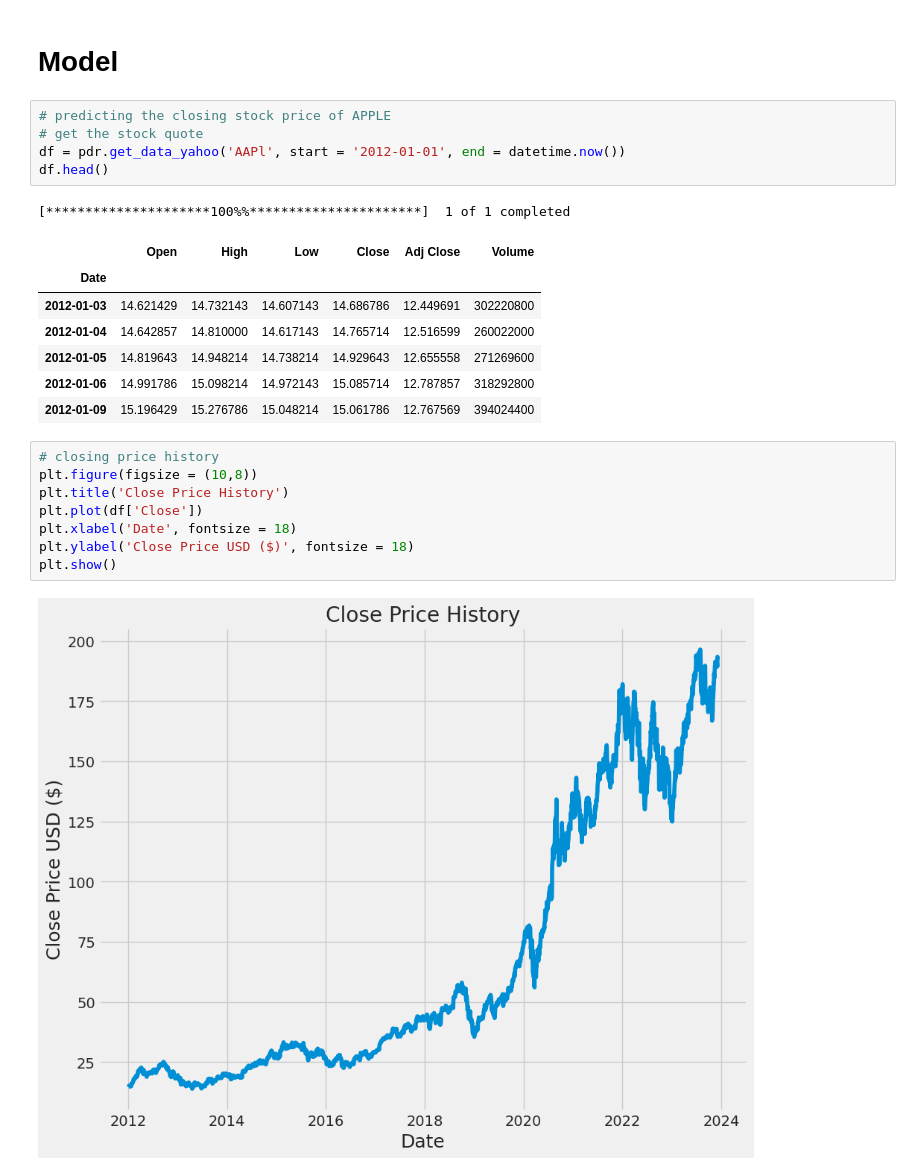
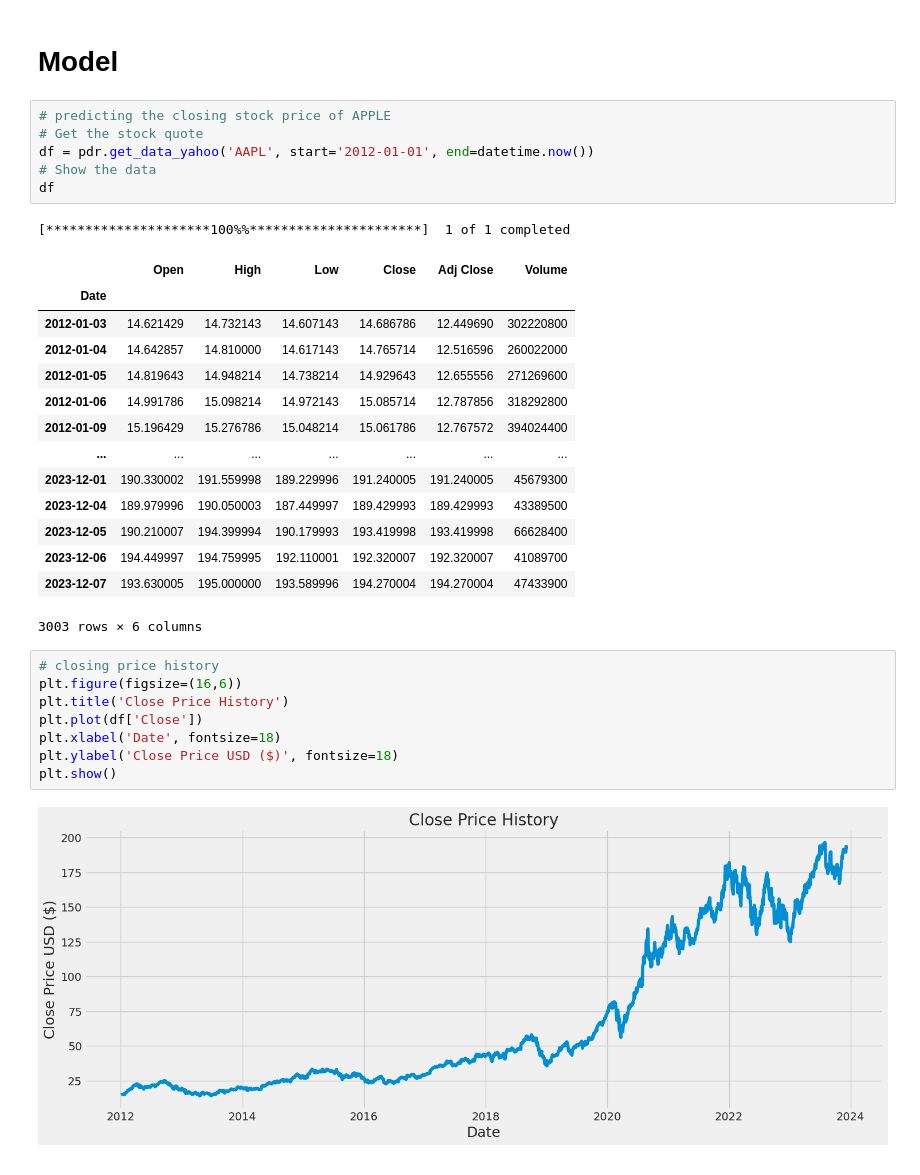
Before and after one commit to rajeshtudu/Stock_Analysis_And_Prediction, a Jupyter notebook: Stock_Market_Analysis_and_Prediction_Using_LSTM.ipynb, the cells around one changed output. Drawn from its saved outputs; the diff is of its cells as text.

Commit message:
'Stock_Market_Analysis_and_Prediction_Using_LSTM'

```diff
--- a/Stock_Market_Analysis_and_Prediction_Using_LSTM.ipynb
+++ b/Stock_Market_Analysis_and_Prediction_Using_LSTM.ipynb
@@ -283,26 +292,34 @@ plt.show()
 # Model
 # %%
 # predicting the closing stock price of APPLE
-# get the stock quote
-df = pdr.get_data_yahoo('AAPl', start = '2012-01-01', end = datetime.now())
-df.head()
+# Get the stock quote
+df = pdr.get_data_yahoo('AAPL', start='2012-01-01', end=datetime.now())
+# Show the data
+df
 # %% [output]
 [*********************100%%**********************]  1 of 1 completed
 |  | Open | High | Low | Close | Adj Close | Volume |
 | Date |  |  |  |  |  |  |
-| 2012-01-03 | 14.621429 | 14.732143 | 14.607143 | 14.686786 | 12.449691 | 302220800 |
-| 2012-01-04 | 14.642857 | 14.810000 | 14.617143 | 14.765714 | 12.516599 | 260022000 |
-| 2012-01-05 | 14.819643 | 14.948214 | 14.738214 | 14.929643 | 12.655558 | 271269600 |
-| 2012-01-06 | 14.991786 | 15.098214 | 14.972143 | 15.085714 | 12.787857 | 318292800 |
-| 2012-01-09 | 15.196429 | 15.276786 | 15.048214 | 15.061786 | 12.767569 | 394024400 |
+| 2012-01-03 | 14.621429 | 14.732143 | 14.607143 | 14.686786 | 12.449690 | 302220800 |
+| 2012-01-04 | 14.642857 | 14.810000 | 14.617143 | 14.765714 | 12.516596 | 260022000 |
+| 2012-01-05 | 14.819643 | 14.948214 | 14.738214 | 14.929643 | 12.655556 | 271269600 |
+| 2012-01-06 | 14.991786 | 15.098214 | 14.972143 | 15.085714 | 12.787856 | 318292800 |
+| 2012-01-09 | 15.196429 | 15.276786 | 15.048214 | 15.061786 | 12.767572 | 394024400 |
+| ... | ... | ... | ... | ... | ... | ... |
+| 2023-12-01 | 190.330002 | 191.559998 | 189.229996 | 191.240005 | 191.240005 | 45679300 |
+| 2023-12-04 | 189.979996 | 190.050003 | 187.449997 | 189.429993 | 189.429993 | 43389500 |
+| 2023-12-05 | 190.210007 | 194.399994 | 190.179993 | 193.419998 | 193.419998 | 66628400 |
+| 2023-12-06 | 194.449997 | 194.759995 | 192.110001 | 192.320007 | 192.320007 | 41089700 |
+| 2023-12-07 | 193.630005 | 195.000000 | 193.589996 | 194.270004 | 194.270004 | 47433900 |
+3003 rows × 6 columns
 # %%
 # closing price history
-plt.figure(figsize = (10,8))
+plt.figure(figsize=(16,6))
 plt.title('Close Price History')
 plt.plot(df['Close'])
-plt.xlabel('Date', fontsize = 18)
-plt.ylabel('Close Price USD ($)', fontsize = 18)
+plt.xlabel('Date', fontsize=18)
+plt.ylabel('Close Price USD ($)', fontsize=18)
 plt.show()
 # %% [output]
-[figure, old version]
+[figure, new version]
 # %%
```
Also changed, not shown: parts of 23 cells of this notebook.
